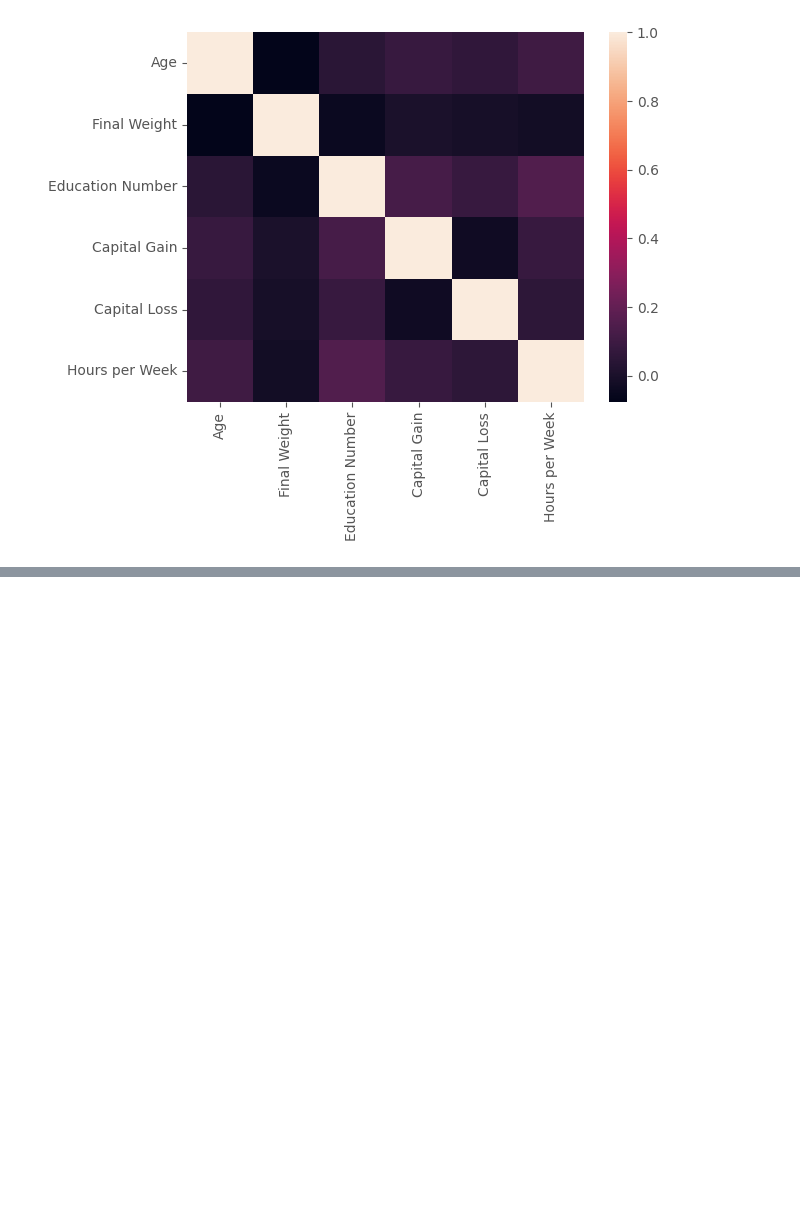
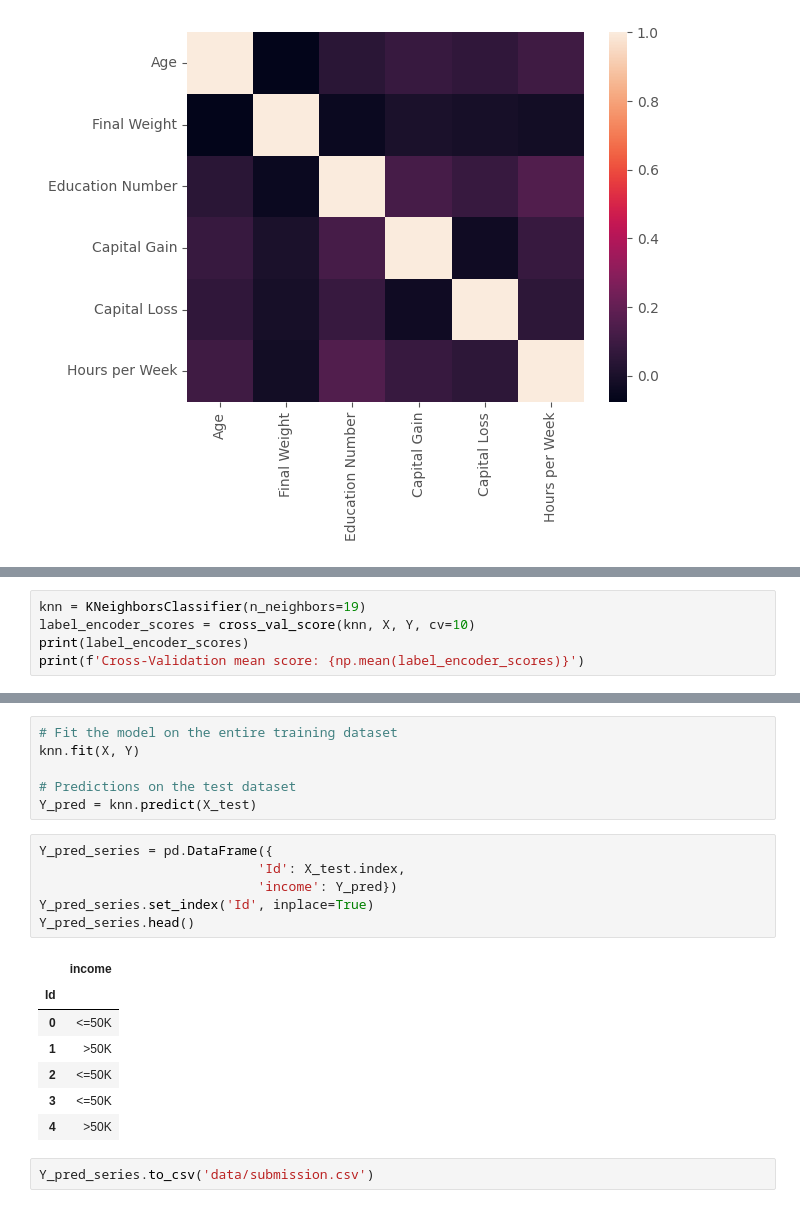
Before and after one commit to henriquefukushima/PMR3508, a Jupyter notebook: pmr3508-2024-70.ipynb, the cells around one changed output, grey strips where cells are left out. Saved outputs shown, nothing was run; the diff lists cells and outputs as text; blank space fills up the shorter version.

Commit message:
knn with k=19 cross-validation mean score of 0.8411

```diff
--- a/pmr3508-2024-70.ipynb
+++ b/pmr3508-2024-70.ipynb
@@ -400,0 +566,5 @@ Y =
+# %%
+knn = KNeighborsClassifier(n_neighbors=19)
+label_encoder_scores = cross_val_score(knn, X, Y, cv=10)
+print(label_encoder_scores)
+print(f'Cross-Validation mean score: {np.mean(label_encoder_scores)}')
@@ -400,0 +604,22 @@ Y =
+# %%
+# Fit the model on the entire training dataset
+knn.fit(X, Y)
+
+# Predictions on the test dataset
+Y_pred = knn.predict(X_test)
+# %%
+Y_pred_series = pd.DataFrame({
+                            'Id': X_test.index,
+                            'income': Y_pred})
+Y_pred_series.set_index('Id', inplace=True)
+Y_pred_series.head()
+# %% [output]
+|  | income |
+| Id |  |
+| 0 | <=50K |
+| 1 | >50K |
+| 2 | <=50K |
+| 3 | <=50K |
+| 4 | >50K |
+# %%
+Y_pred_series.to_csv('data/submission.csv')
```
Also changed, not shown: parts of 27 cells of this notebook, 1 other file.
